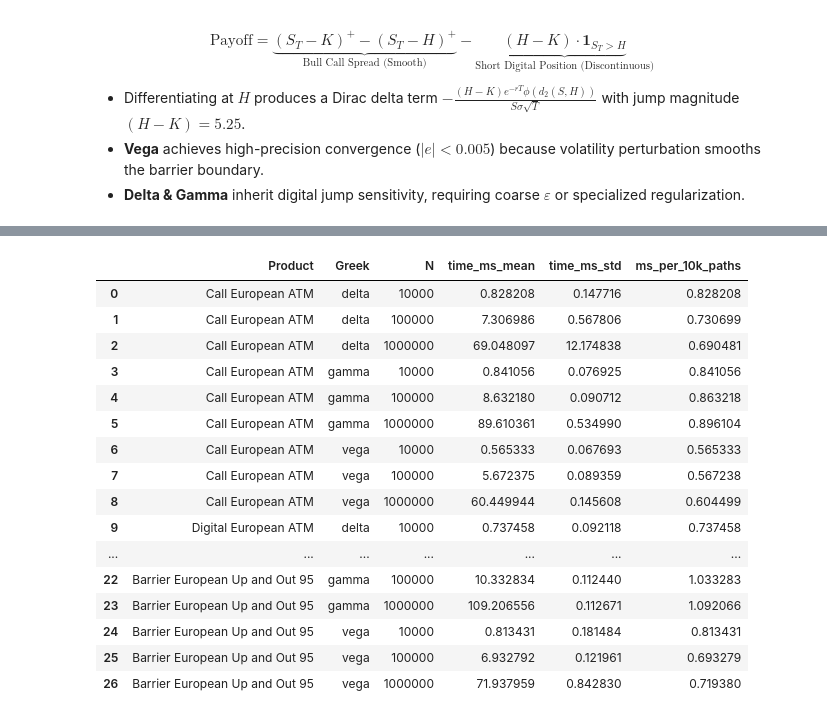
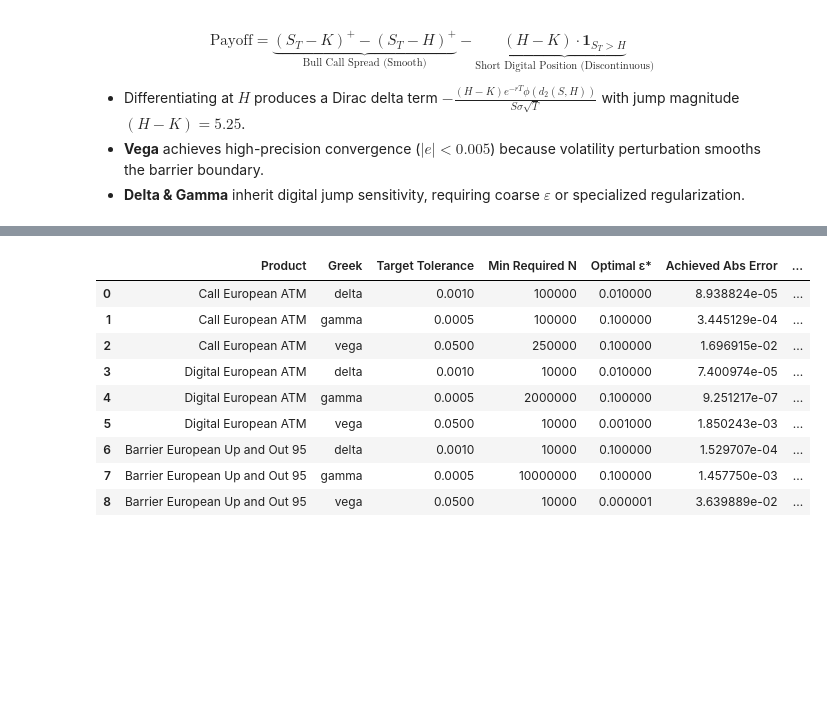
Before and after one commit to NicolasBermell/Greeks, a Jupyter notebook: analysis_FDMC.ipynb, the cells around one changed output, grey strips where cells are left out. Saved outputs shown, nothing was run; the diff lists cells and outputs as text; code cells hidden in the pictures; blank space fills up the shorter version.

```diff
--- a/analysis_FDMC.ipynb
+++ b/analysis_FDMC.ipynb
@@ -200,22 +201,19 @@ Here, we measure:
 # %%
-# Benchmark runtime per Greek individually
-per_greek_timing = utils.benchmark_per_greek_execution_time(n_sims=[10_000, 100_000, 1_000_000], num_repeats=3)
-display(per_greek_timing)
+# Benchmark joint runtime across all Greeks combined
+joint_timing = utils.benchmark_fdmc_execution_time(
+    n_sims=[10_000, 100_000, 250_000, 1_000_000, 2_000_000], num_repeats=3
+)
+
+min_n_table = utils.find_min_acceptable_N(metrics_df, criterion="abs_error", timing_df=joint_timing)
+display(min_n_table)
 # %% [output]
-|  | Product | Greek | N | time_ms_mean | time_ms_std | ms_per_10k_paths |
-| 0 | Call European ATM | delta | 10000 | 0.828208 | 0.147716 | 0.828208 |
-| 1 | Call European ATM | delta | 100000 | 7.306986 | 0.567806 | 0.730699 |
-| 2 | Call European ATM | delta | 1000000 | 69.048097 | 12.174838 | 0.690481 |
-| 3 | Call European ATM | gamma | 10000 | 0.841056 | 0.076925 | 0.841056 |
-| 4 | Call European ATM | gamma | 100000 | 8.632180 | 0.090712 | 0.863218 |
-| 5 | Call European ATM | gamma | 1000000 | 89.610361 | 0.534990 | 0.896104 |
-| 6 | Call European ATM | vega | 10000 | 0.565333 | 0.067693 | 0.565333 |
-| 7 | Call European ATM | vega | 100000 | 5.672375 | 0.089359 | 0.567238 |
-| 8 | Call European ATM | vega | 1000000 | 60.449944 | 0.145608 | 0.604499 |
-| 9 | Digital European ATM | delta | 10000 | 0.737458 | 0.092118 | 0.737458 |
-| ... | ... | ... | ... | ... | ... | ... |
-| 22 | Barrier European Up and Out 95 | gamma | 100000 | 10.332834 | 0.112440 | 1.033283 |
-| 23 | Barrier European Up and Out 95 | gamma | 1000000 | 109.206556 | 0.112671 | 1.092066 |
-| 24 | Barrier European Up and Out 95 | vega | 10000 | 0.813431 | 0.181484 | 0.813431 |
-| 25 | Barrier European Up and Out 95 | vega | 100000 | 6.932792 | 0.121961 | 0.693279 |
-| 26 | Barrier European Up and Out 95 | vega | 1000000 | 71.937959 | 0.842830 | 0.719380 |
+|  | Product | Greek | Target Tolerance | Min Required N | Optimal ε* | Achieved Abs Error | ... |
+| 0 | Call European ATM | delta | 0.0010 | 100000 | 0.010000 | 8.938824e-05 | ... |
+| 1 | Call European ATM | gamma | 0.0005 | 100000 | 0.100000 | 3.445129e-04 | ... |
+| 2 | Call European ATM | vega | 0.0500 | 250000 | 0.100000 | 1.696915e-02 | ... |
+| 3 | Digital European ATM | delta | 0.0010 | 10000 | 0.010000 | 7.400974e-05 | ... |
+| 4 | Digital European ATM | gamma | 0.0005 | 2000000 | 0.100000 | 9.251217e-07 | ... |
+| 5 | Digital European ATM | vega | 0.0500 | 10000 | 0.001000 | 1.850243e-03 | ... |
+| 6 | Barrier European Up and Out 95 | delta | 0.0010 | 10000 | 0.100000 | 1.529707e-04 | ... |
+| 7 | Barrier European Up and Out 95 | gamma | 0.0005 | 10000000 | 0.100000 | 1.457750e-03 | ... |
+| 8 | Barrier European Up and Out 95 | vega | 0.0500 | 10000 | 0.000001 | 3.639889e-02 | ... |
```
Also changed, not shown: parts of 19 cells of this notebook, 7 other files.
